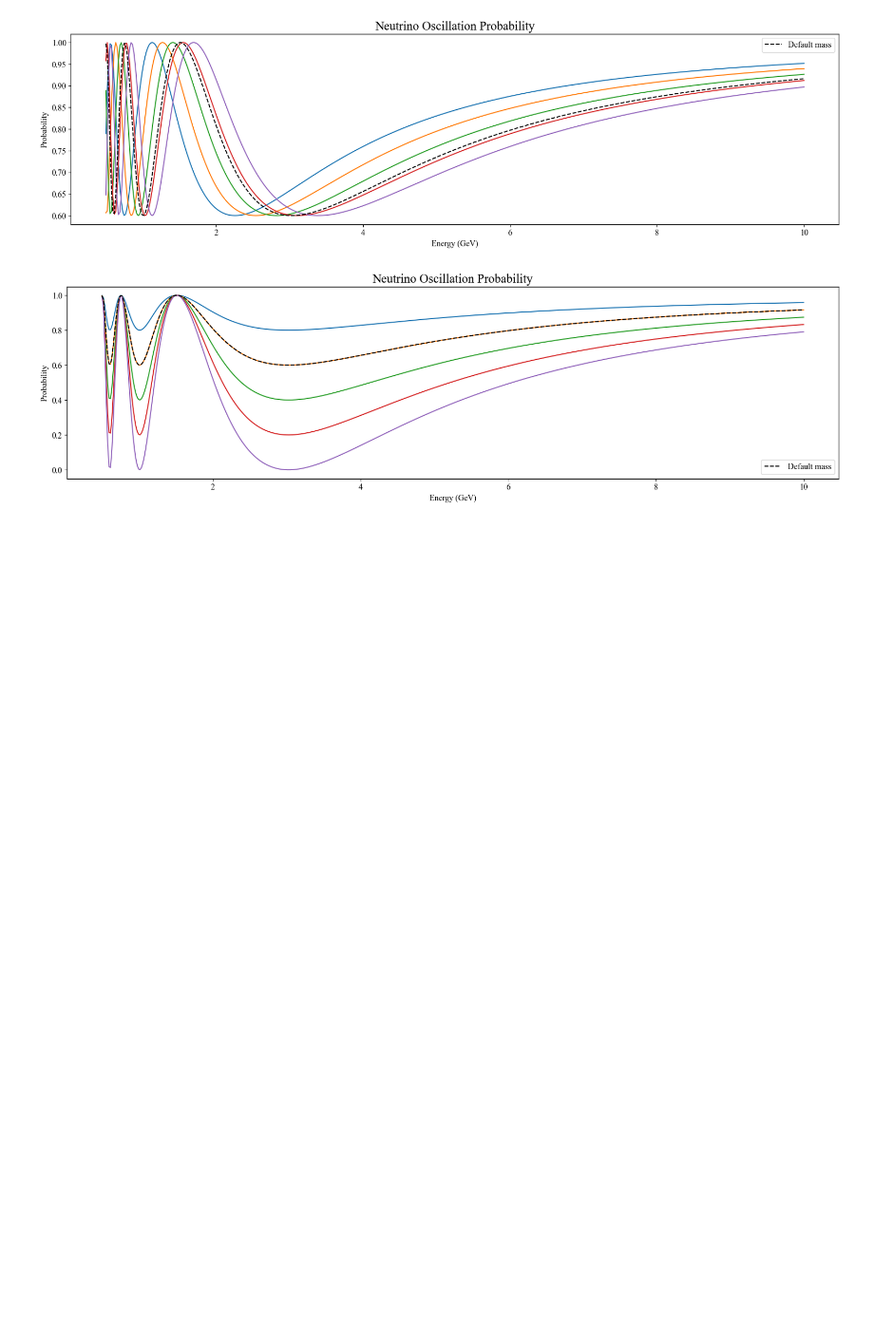
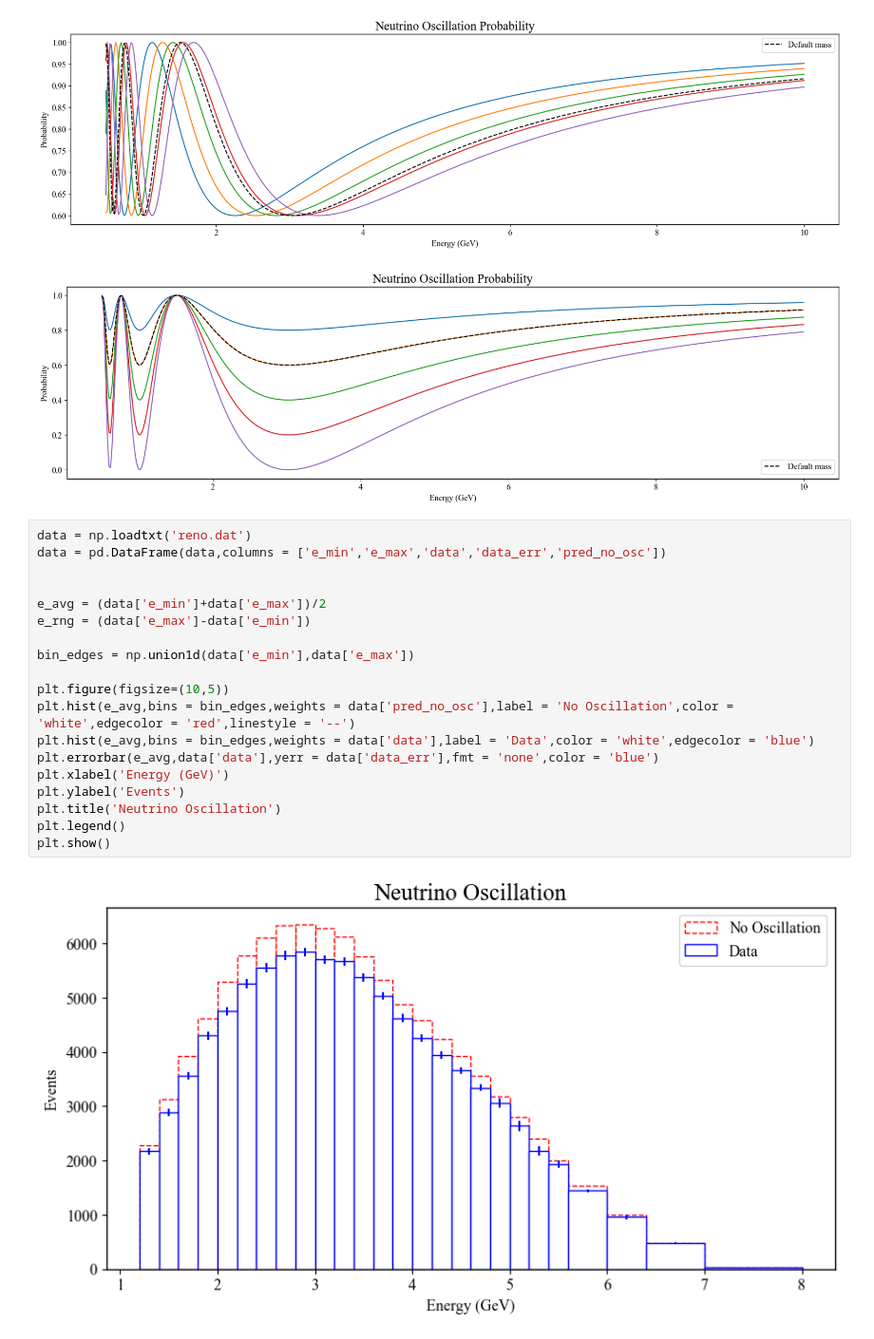
Before and after one commit to lewismcnish/Physics, a Jupyter notebook: Year_3/it_lab/task_3_neutrino.ipynb, the cells around one changed output. Shown at 95% size. Saved outputs shown, nothing was run; the diff lists cells and outputs as text; blank space fills up the shorter version.

Commit message:
created plots for the probablity of neutrino detections

```diff
--- a/Year_3/it_lab/task_3_neutrino.ipynb
+++ b/Year_3/it_lab/task_3_neutrino.ipynb
@@ -53,3 +54,24 @@ plt.show()
 # %% [output]
 [figure]
 [figure]
+# %%
+data = np.loadtxt('reno.dat')
+data = pd.DataFrame(data,columns = ['e_min','e_max','data','data_err','pred_no_osc'])
+
+
+e_avg = (data['e_min']+data['e_max'])/2
+e_rng = (data['e_max']-data['e_min'])
+
+bin_edges = np.union1d(data['e_min'],data['e_max'])
+
+plt.figure(figsize=(10,5))
+plt.hist(e_avg,bins = bin_edges,weights = data['pred_no_osc'],label = 'No Oscillation',color = 'white',edgecolor = 'red',linestyle = '--')
+plt.hist(e_avg,bins = bin_edges,weights = data['data'],label = 'Data',color = 'white',edgecolor = 'blue')
+plt.errorbar(e_avg,data['data'],yerr = data['data_err'],fmt = 'none',color = 'blue')
+plt.xlabel('Energy (GeV)')
+plt.ylabel('Events')
+plt.title('Neutrino Oscillation')
+plt.legend()
+plt.show()
+# %% [output]
+[figure, added]
```
Also changed, not shown: parts of 1 cell of this notebook, 4 other files.
